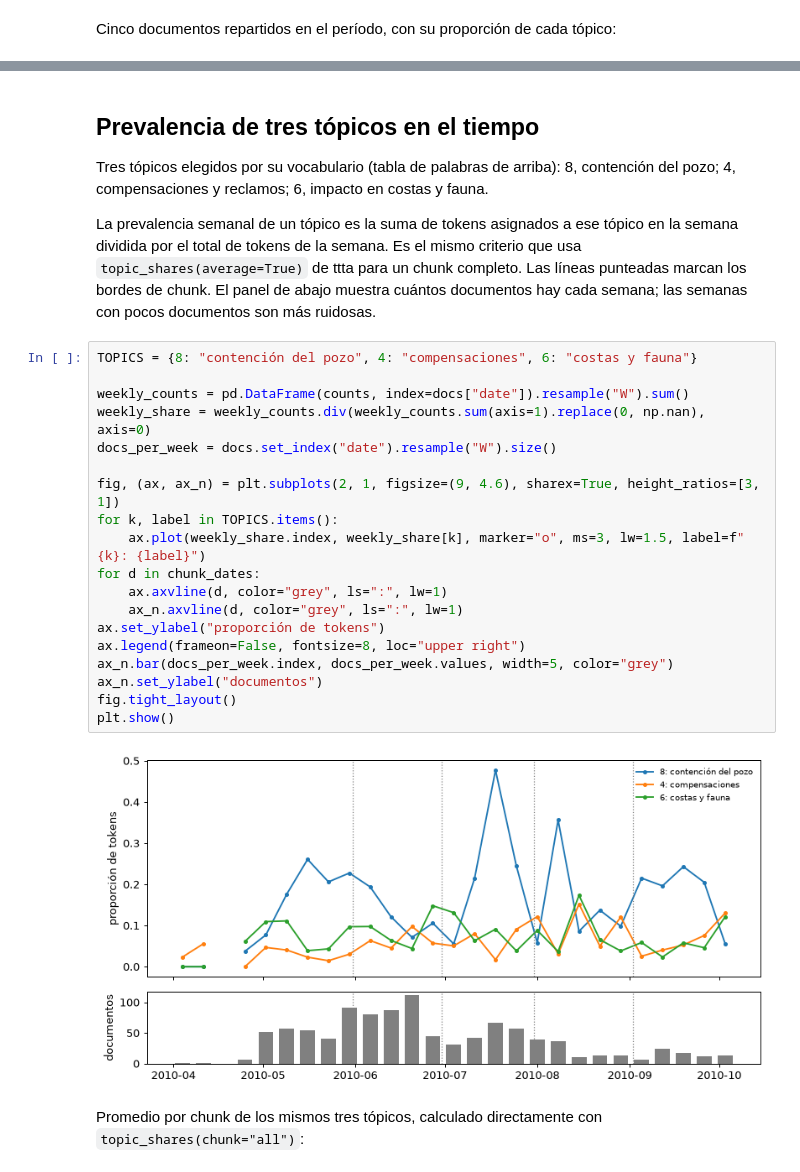
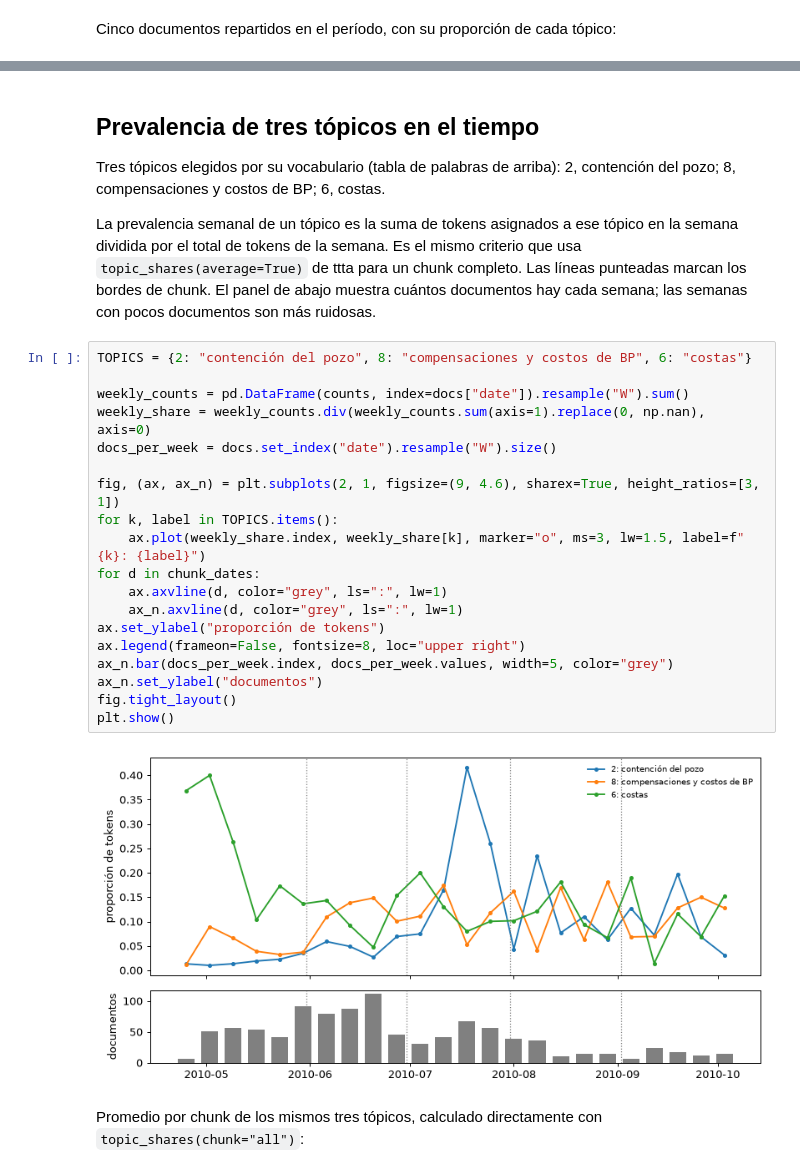
Before and after one commit to danukaz/causal-coherence, a Jupyter notebook: Examples/rolling_lda_bpoil.ipynb, the cells around one changed output, grey strips where cells are left out. Cells and saved outputs as stored; diff of their text form.

```diff
--- a/Examples/rolling_lda_bpoil.ipynb
+++ b/Examples/rolling_lda_bpoil.ipynb
@@ -162,8 +167,8 @@ sample
 # %% [markdown]
 ## Prevalencia de tres tópicos en el tiempo
 
-Tres tópicos elegidos por su vocabulario (tabla de palabras de arriba): 8,
-contención del pozo; 4, compensaciones y reclamos; 6, impacto en costas y fauna.
+Tres tópicos elegidos por su vocabulario (tabla de palabras de arriba): 2,
+contención del pozo; 8, compensaciones y costos de BP; 6, costas.
 
 La prevalencia semanal de un tópico es la suma de tokens asignados a ese tópico
 en la semana dividida por el total de tokens de la semana. Es el mismo criterio
@@ -171,26 +176,26 @@ que usa `topic_shares(average=True)` de ttta para un chunk completo. Las líneas
 punteadas marcan los bordes de chunk. El panel de abajo muestra cuántos
 documentos hay cada semana; las semanas con pocos documentos son más ruidosas.
 # %%
-TOPICS = {8: "contención del pozo", 4: "compensaciones", 6: "costas y fauna"}
+TOPICS = {2: "contención del pozo", 8: "compensaciones y costos de BP", 6: "costas"}
 
 weekly_counts = pd.DataFrame(counts, index=docs["date"]).resample("W").sum()
 weekly_share = weekly_counts.div(weekly_counts.sum(axis=1).replace(0, np.nan), axis=0)
 docs_per_week = docs.set_index("date").resample("W").size()
 
 fig, (ax, ax_n) = plt.subplots(2, 1, figsize=(9, 4.6), sharex=True, height_ratios=[3, 1])
 for k, label in TOPICS.items():
     ax.plot(weekly_share.index, weekly_share[k], marker="o", ms=3, lw=1.5, label=f"{k}: {label}")
 for d in chunk_dates:
     ax.axvline(d, color="grey", ls=":", lw=1)
     ax_n.axvline(d, color="grey", ls=":", lw=1)
 ax.set_ylabel("proporción de tokens")
 ax.legend(frameon=False, fontsize=8, loc="upper right")
 ax_n.bar(docs_per_week.index, docs_per_week.values, width=5, color="grey")
 ax_n.set_ylabel("documentos")
 fig.tight_layout()
 plt.show()
 # %% [output]
-[figure, old version]
+[figure, new version]
 # %% [markdown]
 Promedio por chunk de los mismos tres tópicos, calculado directamente con
 `topic_shares(chunk="all")`:
```
Also changed, not shown: parts of 10 cells of this notebook.
